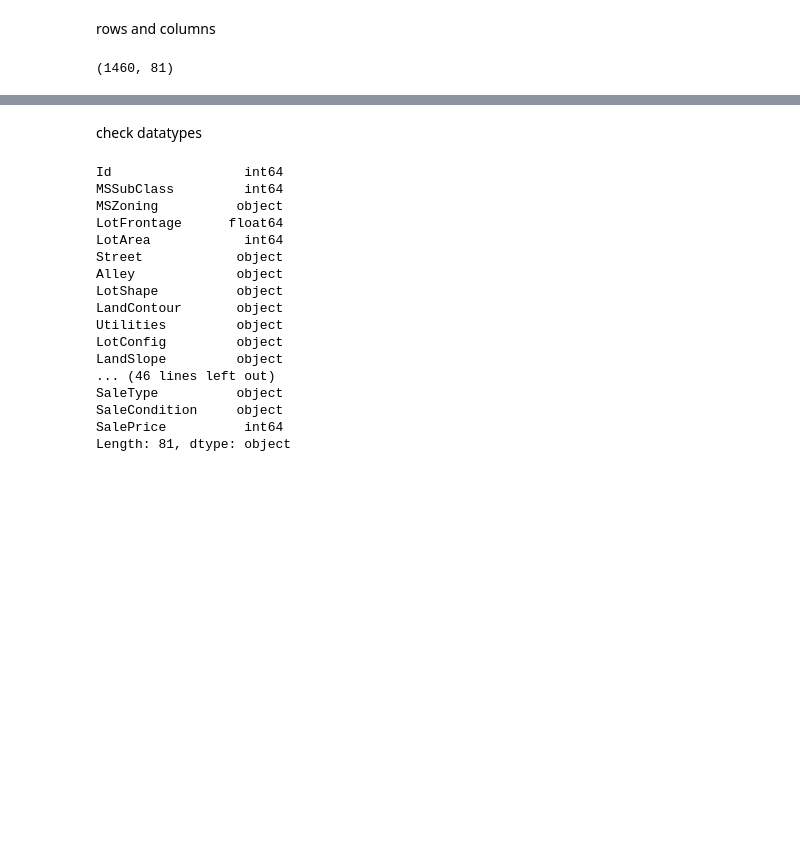
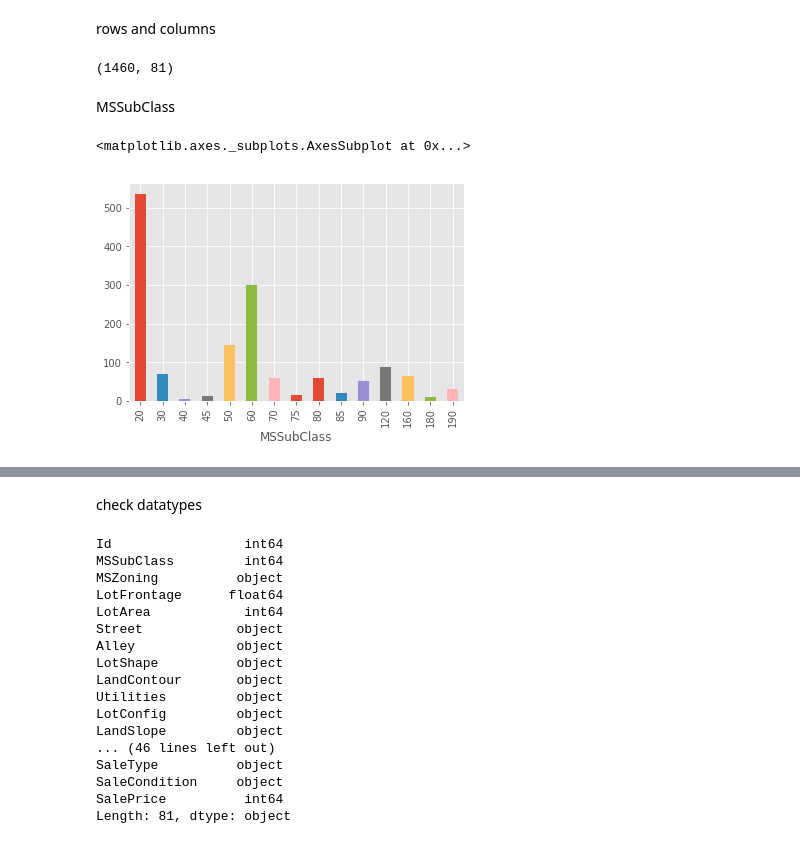
Before and after one commit to SammyOngaya/Predicting-House-Pricess, a Jupyter notebook: predicting_iowa_house_pricess_with_deep_learning.ipynb, the cells around one changed output, grey strips where cells are left out. Cells and saved outputs as stored; diff of their text form; code cells hidden in the pictures; blank space fills up the shorter version.

```diff
--- a/predicting_iowa_house_pricess_with_deep_learning.ipynb
+++ b/predicting_iowa_house_pricess_with_deep_learning.ipynb
@@ -54,3 +54,10 @@ rows and columns
 data.shape
 # %% [output]
 (1460, 81)
+# %% [markdown]
+MSSubClass
+# %%
+data.groupby(['MSSubClass'])['MSSubClass'].count().plot(kind='bar')
+# %% [output]
+<matplotlib.axes._subplots.AxesSubplot at 0x...>
+[figure, added]
```
Also changed, not shown: parts of 23 cells of this notebook.
